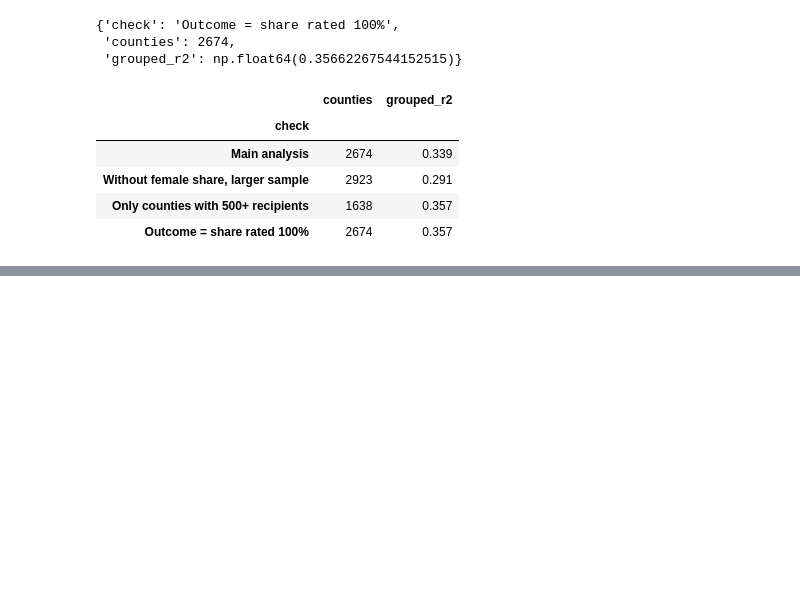
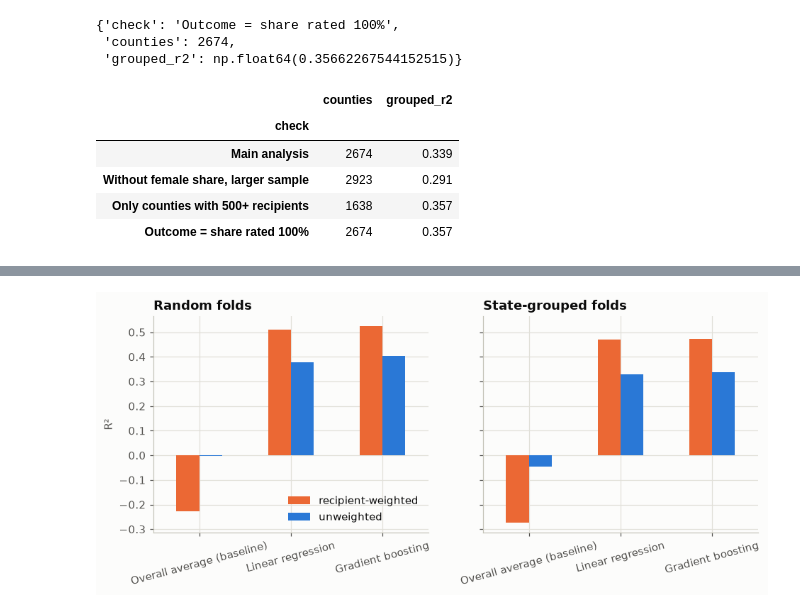
Before and after one commit to abdurrahmanse/research-projects, a Jupyter notebook: 02-va-disability-county-severity/notebooks/va_disability_county_severity.ipynb, the cells around one changed output, grey strips where cells are left out. Cells and saved outputs as stored; diff of their text form; code cells hidden in the pictures; blank space fills up the shorter version.

```diff
--- a/02-va-disability-county-severity/notebooks/va_disability_county_severity.ipynb
+++ b/02-va-disability-county-severity/notebooks/va_disability_county_severity.ipynb
@@ -679,0 +726,17 @@ numpy 2.4.6 | pandas 3.0.5 | scipy 1.18.0 | scikit-learn 1.9.0 | matplotlib 3.11
+# %%
+def score_table(store):
+    rows = []
+    for (design, model), P in store.items():
+        for wname, w in WEIGHTS.items():
+            r = pd.DataFrame([metrics(p, w) for p in P])
+            rows.append({"design": design, "model": model, "weighting": wname, "r2": r.r2.mean(), "r2_min": r.r2.min(),
+                         "r2_max": r.r2.max(), "rmse": r.rmse.mean(), "mae": r.mae.mean()})
+    return pd.DataFrame(rows)
+
+cv = score_table(OOF)
+ref = pd.read_csv(RESULTS / "table_07_cv_summary.csv").set_index(["model", "scheme"]).r2
+mine = cv[cv.weighting == "unweighted"].set_index(["model", "design"]).r2
+repro = pd.DataFrame({"this_notebook": mine, "first_notebook": ref.reindex(mine.index)})
+repro["difference"] = repro.this_notebook - repro.first_notebook
+repro.round(4).to_csv(RESULTS / "table_10_cv_reproduction.csv")
+repro.round(4)
@@ -679,0 +835,11 @@ numpy 2.4.6 | pandas 3.0.5 | scipy 1.18.0 | scikit-learn 1.9.0 | matplotlib 3.11
+# %%
+fig, axes = plt.subplots(1, 2, figsize=(10, 3.6), sharey=True)
+for ax, scheme in zip(axes, FOLDS):
+    t = cv[cv.design == scheme].pivot(index="model", columns="weighting", values="r2").loc[list(MODELS)]
+    t.plot.bar(ax=ax, color=[ORANGE, BLUE], rot=15, legend=False)
+    ax.set(title=scheme, xlabel="", ylabel="R²")
+axes[0].legend(frameon=False)
+fig.savefig(RESULTS / "fig_06_weighted_vs_unweighted_r2.png", dpi=150, bbox_inches="tight")
+plt.show()
+# %% [output]
+[figure, added]
```
Also changed, not shown: parts of 70 cells of this notebook, 21 other files.
